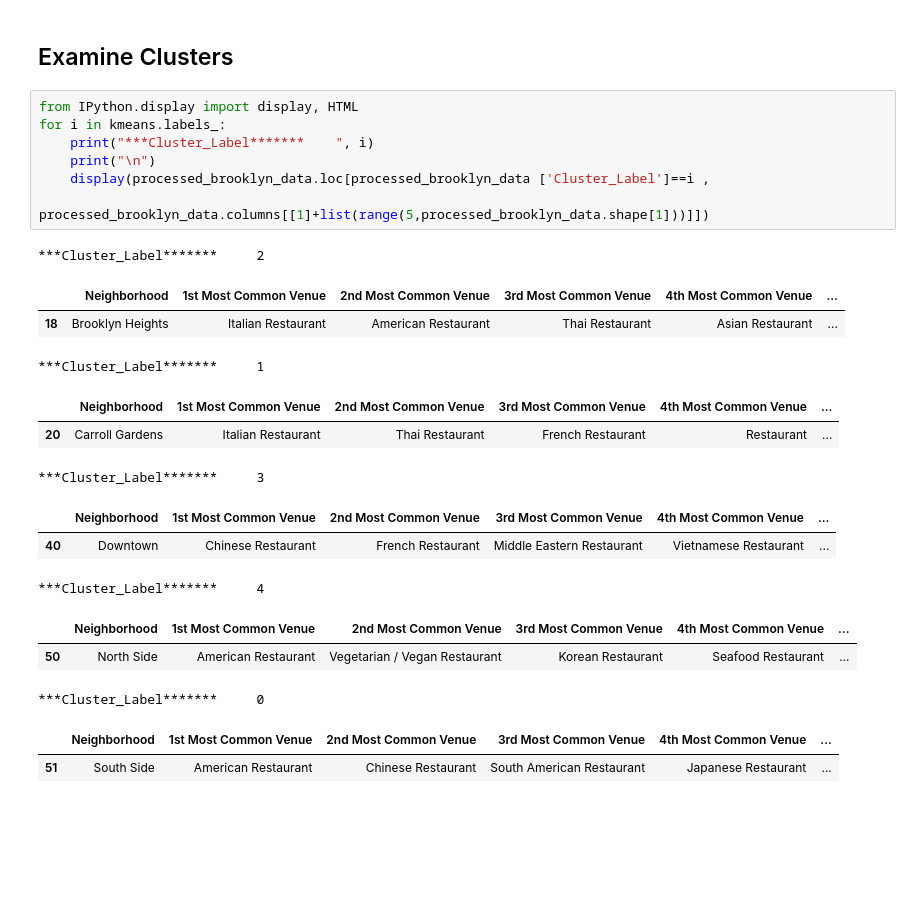
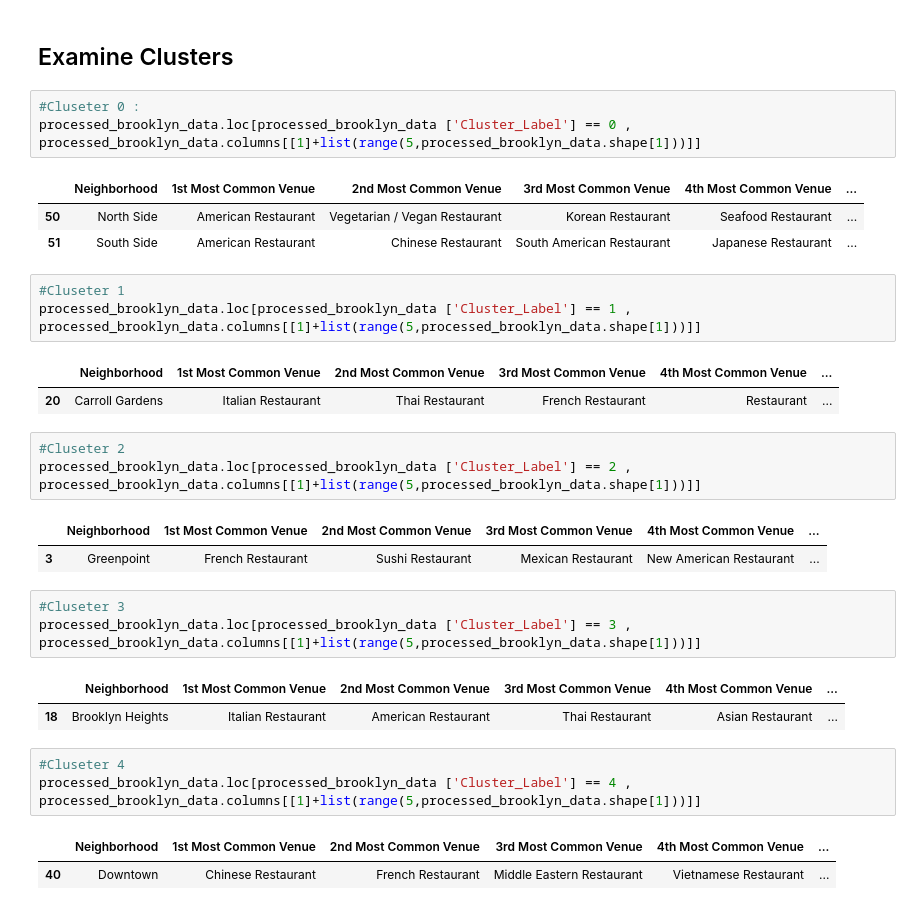
Before and after one commit to guptanandini5/Courseera-Capstone-Project, a Jupyter notebook: Capstone Project - The Battle of Neighborhoods.ipynb, the cells around one changed output. Saved outputs shown, nothing was run; the diff lists cells and outputs as text; blank space fills up the shorter version.

Commit message:
Final Result : Cluster examination

```diff
--- a/Capstone Project - The Battle of Neighborhoods.ipynb
+++ b/Capstone Project - The Battle of Neighborhoods.ipynb
@@ -614,25 +657,33 @@ map_clusters
 # %% [markdown]
 ## Examine Clusters
 # %%
-from IPython.display import display, HTML
-for i in kmeans.labels_:
-    print("***Cluster_Label*******    ", i)
-    print("\n")
-    display(processed_brooklyn_data.loc[processed_brooklyn_data ['Cluster_Label']==i ,
-                                        processed_brooklyn_data.columns[[1]+list(range(5,processed_brooklyn_data.shape[1]))]])
+#Cluseter 0 :
+processed_brooklyn_data.loc[processed_brooklyn_data ['Cluster_Label'] == 0 , processed_brooklyn_data.columns[[1]+list(range(5,processed_brooklyn_data.shape[1]))]]
 # %% [output]
-***Cluster_Label*******     2
 |  | Neighborhood | 1st Most Common Venue | 2nd Most Common Venue | 3rd Most Common Venue | 4th Most Common Venue | ... |
-| 18 | Brooklyn Heights | Italian Restaurant | American Restaurant | Thai Restaurant | Asian Restaurant | ... |
+| 50 | North Side | American Restaurant | Vegetarian / Vegan Restaurant | Korean Restaurant | Seafood Restaurant | ... |
+| 51 | South Side | American Restaurant | Chinese Restaurant | South American Restaurant | Japanese Restaurant | ... |
-***Cluster_Label*******     1
-|  | Neighborhood | 1st Most Common Venue | 2nd Most Common Venue | 3rd Most Common Venue | 4th Most Common Venue | ... |
-| 20 | Carroll Gardens | Italian Restaurant | Thai Restaurant | French Restaurant | Restaurant | ... |
-***Cluster_Label*******     3
-|  | Neighborhood | 1st Most Common Venue | 2nd Most Common Venue | 3rd Most Common Venue | 4th Most Common Venue | ... |
-| 40 | Downtown | Chinese Restaurant | French Restaurant | Middle Eastern Restaurant | Vietnamese Restaurant | ... |
-***Cluster_Label*******     4
-|  | Neighborhood | 1st Most Common Venue | 2nd Most Common Venue | 3rd Most Common Venue | 4th Most Common Venue | ... |
-| 50 | North Side | American Restaurant | Vegetarian / Vegan Restaurant | Korean Restaurant | Seafood Restaurant | ... |
-***Cluster_Label*******     0
-|  | Neighborhood | 1st Most Common Venue | 2nd Most Common Venue | 3rd Most Common Venue | 4th Most Common Venue | ... |
-| 51 | South Side | American Restaurant | Chinese Restaurant | South American Restaurant | Japanese Restaurant | ... |
+# %%
+#Cluseter 1
+processed_brooklyn_data.loc[processed_brooklyn_data ['Cluster_Label'] == 1 , processed_brooklyn_data.columns[[1]+list(range(5,processed_brooklyn_data.shape[1]))]]
+# %% [output]
+|  | Neighborhood | 1st Most Common Venue | 2nd Most Common Venue | 3rd Most Common Venue | 4th Most Common Venue | ... |
+| 20 | Carroll Gardens | Italian Restaurant | Thai Restaurant | French Restaurant | Restaurant | ... |
+# %%
+#Cluseter 2
+processed_brooklyn_data.loc[processed_brooklyn_data ['Cluster_Label'] == 2 , processed_brooklyn_data.columns[[1]+list(range(5,processed_brooklyn_data.shape[1]))]]
+# %% [output]
+|  | Neighborhood | 1st Most Common Venue | 2nd Most Common Venue | 3rd Most Common Venue | 4th Most Common Venue | ... |
+| 3 | Greenpoint | French Restaurant | Sushi Restaurant | Mexican Restaurant | New American Restaurant | ... |
+# %%
+#Cluseter 3
+processed_brooklyn_data.loc[processed_brooklyn_data ['Cluster_Label'] == 3 , processed_brooklyn_data.columns[[1]+list(range(5,processed_brooklyn_data.shape[1]))]]
+# %% [output]
+|  | Neighborhood | 1st Most Common Venue | 2nd Most Common Venue | 3rd Most Common Venue | 4th Most Common Venue | ... |
+| 18 | Brooklyn Heights | Italian Restaurant | American Restaurant | Thai Restaurant | Asian Restaurant | ... |
+# %%
+#Cluseter 4
+processed_brooklyn_data.loc[processed_brooklyn_data ['Cluster_Label'] == 4 , processed_brooklyn_data.columns[[1]+list(range(5,processed_brooklyn_data.shape[1]))]]
+# %% [output]
+|  | Neighborhood | 1st Most Common Venue | 2nd Most Common Venue | 3rd Most Common Venue | 4th Most Common Venue | ... |
+| 40 | Downtown | Chinese Restaurant | French Restaurant | Middle Eastern Restaurant | Vietnamese Restaurant | ... |
```
Also changed, not shown: parts of 20 cells of this notebook.
